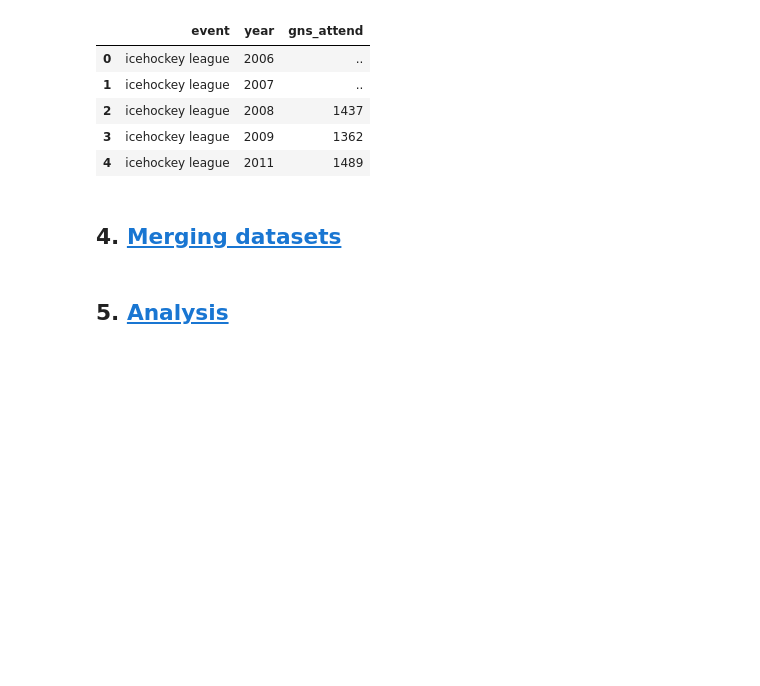
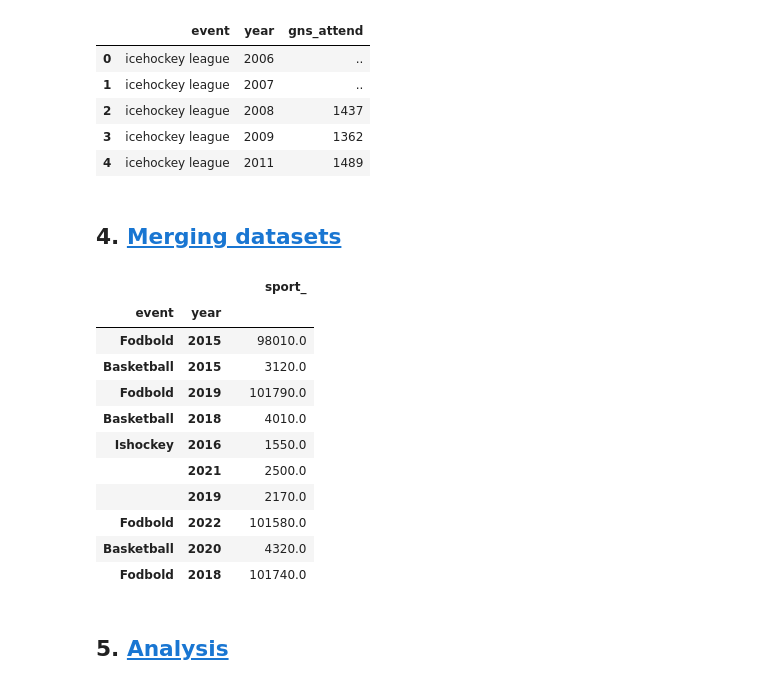
Before and after one commit to NumEconCopenhagen/projects-2024-Simon-C-og-Jens-H, a Jupyter notebook: dataproject/dataproject.ipynb, the cells around one changed output. Saved outputs shown, nothing was run; the diff lists cells and outputs as text; code cells hidden in the pictures; blank space fills up the shorter version.

```diff
--- a/dataproject/dataproject.ipynb
+++ b/dataproject/dataproject.ipynb
@@ -519,6 +522,23 @@ sport_api.head(5)
 | 4 | icehockey league | 2011 | 1489 |
 # %% [markdown]
 ## 4. <a id='toc4_'></a>[Merging datasets](#toc4_)
+# %%
+sports_wanted = ['Fodbold','Ishockey','Basketball','Håndbold']
+sport_download = sport_long.loc[sport_long.index.get_level_values('event').isin(sports_wanted)]
+sport_download.sample(10)
+# %% [output]
+|  |  |  | sport_ |
+| event | year |  |  |
+| Fodbold | 2015 |  | 98010.0 |
+| Basketball | 2015 |  | 3120.0 |
+| Fodbold | 2019 |  | 101790.0 |
+| Basketball | 2018 |  | 4010.0 |
+| Ishockey | 2016 |  | 1550.0 |
+|  | 2021 |  | 2500.0 |
+|  | 2019 |  | 2170.0 |
+| Fodbold | 2022 |  | 101580.0 |
+| Basketball | 2020 |  | 4320.0 |
+| Fodbold | 2018 |  | 101740.0 |
 # %% [markdown]
 ## 5. <a id='toc5_'></a>[Analysis](#toc5_)
 # %% [markdown]
```
Also changed, not shown: parts of 4 cells of this notebook, 1 other file.
